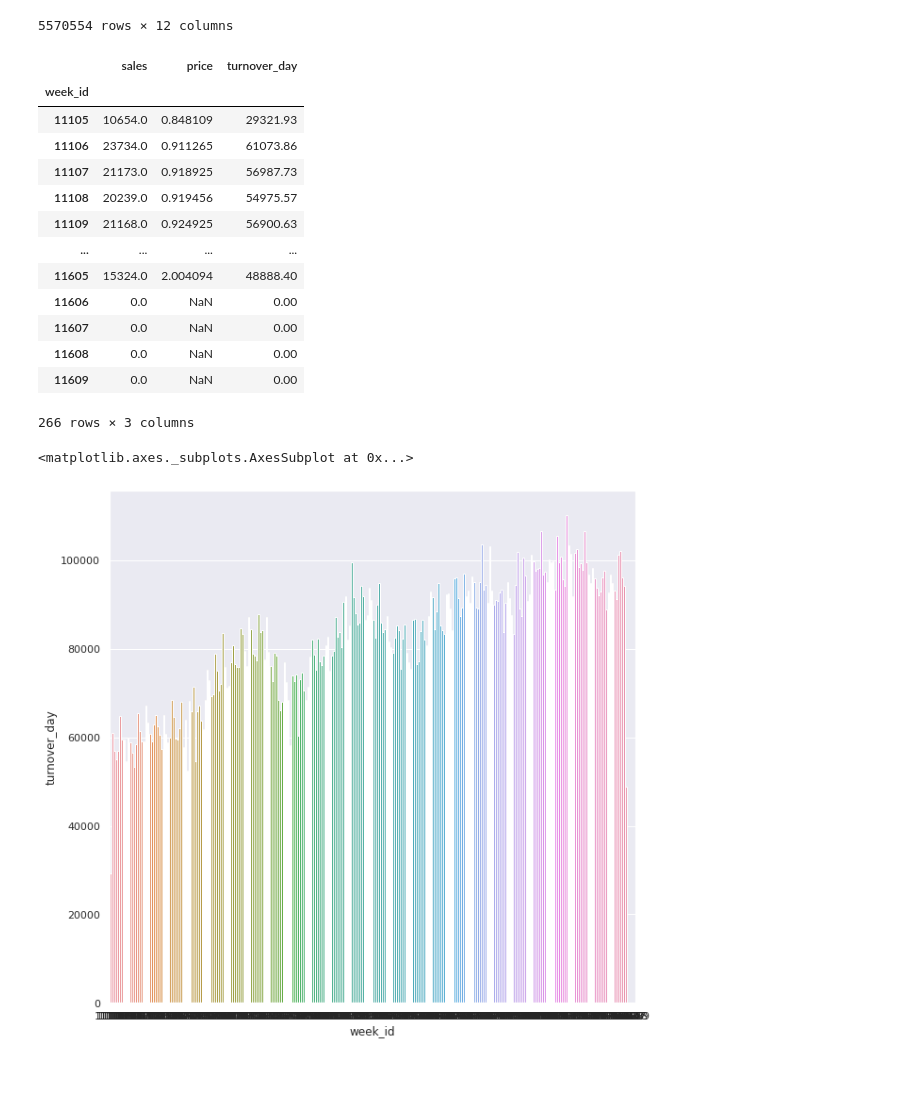
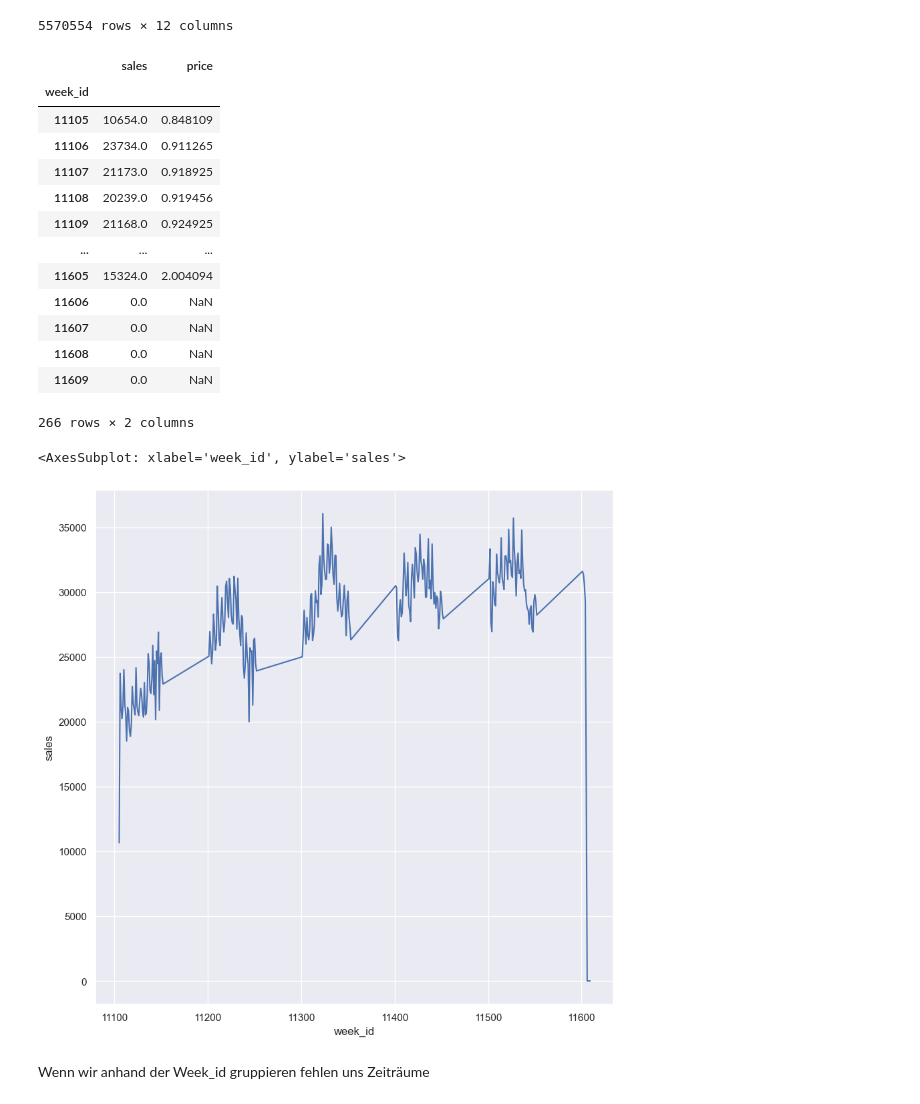
Before and after one commit to EdwinUe/BAB_WS22-23, a Jupyter notebook: Code/002BusinessAnalyticsBProjekt.ipynb, the cells around one changed output. Cells and saved outputs as stored; diff of their text form; code cells hidden in the pictures; blank space fills up the shorter version.

Commit message:
Second Data Exploration (Seasonality, ACF, PACF)

```diff
--- a/Code/002BusinessAnalyticsBProjekt.ipynb
+++ b/Code/002BusinessAnalyticsBProjekt.ipynb
@@ -601,29 +601,29 @@ df
 | 5570552 | 2016-03-30 | 11609 | NaN | NaN | NaN | NaN | 0 | NaN | NaN | ... |
 | 5570553 | 2016-03-31 | 11609 | NaN | NaN | NaN | NaN | 0 | NaN | NaN | ... |
 5570554 rows × 12 columns
-# %%
-df['turnover_day'] = df['sales']*df['price']
 # %%
-df_plot = df[['week_id', 'sales', 'price', 'turnover_day']].groupby(by='week_id').agg({'sales': 'sum', 'price': 'mean', 'turnover_day': 'sum'})
+df_plot = df[['week_id', 'sales', 'price']].groupby(by='week_id').agg({'sales': 'sum', 'price': 'mean'})
 #df_plot.reset_index(inplace=True)
 df_plot
 # %% [output]
-|  | sales | price | turnover_day |
-| week_id |  |  |  |
-| 11105 | 10654.0 | 0.848109 | 29321.93 |
-| 11106 | 23734.0 | 0.911265 | 61073.86 |
-| 11107 | 21173.0 | 0.918925 | 56987.73 |
-| 11108 | 20239.0 | 0.919456 | 54975.57 |
-| 11109 | 21168.0 | 0.924925 | 56900.63 |
-| ... | ... | ... | ... |
-| 11605 | 15324.0 | 2.004094 | 48888.40 |
-| 11606 | 0.0 | NaN | 0.00 |
-| 11607 | 0.0 | NaN | 0.00 |
-| 11608 | 0.0 | NaN | 0.00 |
-| 11609 | 0.0 | NaN | 0.00 |
+|  | sales | price |
+| week_id |  |  |
+| 11105 | 10654.0 | 0.848109 |
+| 11106 | 23734.0 | 0.911265 |
+| 11107 | 21173.0 | 0.918925 |
+| 11108 | 20239.0 | 0.919456 |
+| 11109 | 21168.0 | 0.924925 |
+| ... | ... | ... |
+| 11605 | 15324.0 | 2.004094 |
+| 11606 | 0.0 | NaN |
+| 11607 | 0.0 | NaN |
+| 11608 | 0.0 | NaN |
+| 11609 | 0.0 | NaN |
-266 rows × 3 columns
+266 rows × 2 columns
 # %%
-sns.barplot(x=df_plot.index, y='turnover_day', data=df_plot)
+sns.lineplot(x=df_plot.index, y='sales', data=df_plot)
 # %% [output]
-<matplotlib.axes._subplots.AxesSubplot at 0x...>
+<AxesSubplot: xlabel='week_id', ylabel='sales'>
-[figure, old version]
+[figure, new version]
+# %% [markdown]
+Wenn wir anhand der Week_id gruppieren fehlen uns Zeiträume
```
Also changed, not shown: parts of 39 cells of this notebook.
